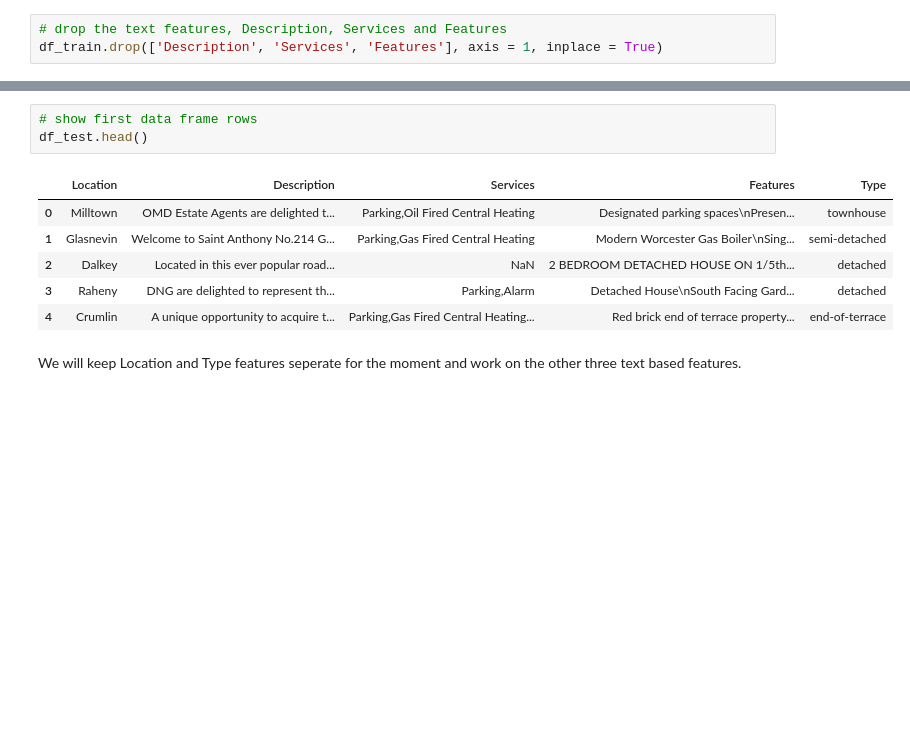
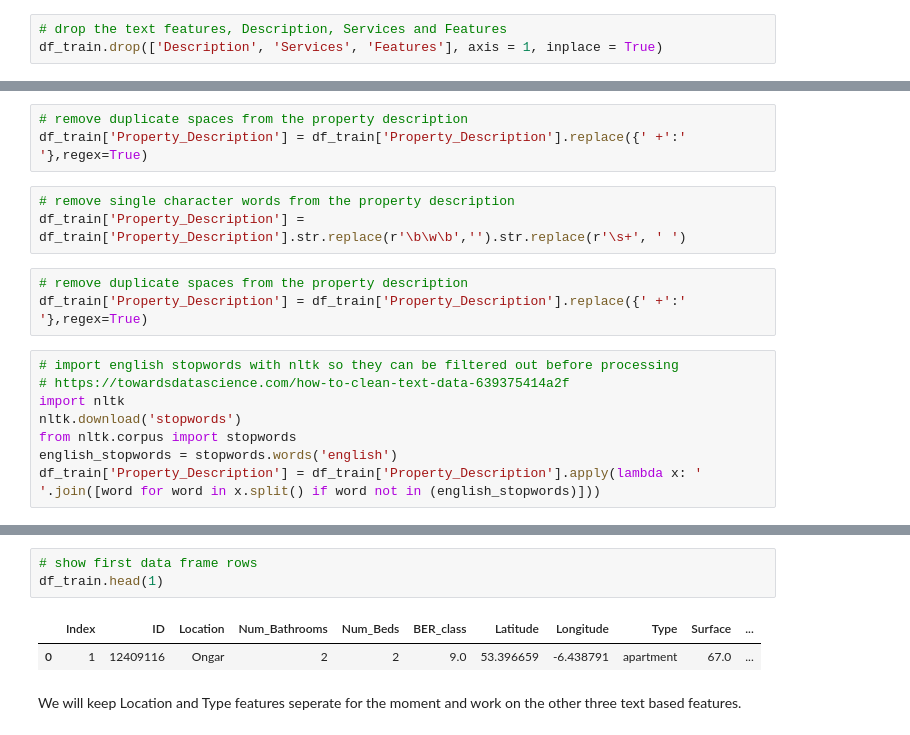
Before and after one commit to markdevine/ET5003_SEM1_2021-2, a Jupyter notebook: ET5003_KaggleCompetition_MarkDevine_19187289.ipynb, the cells around one changed output, grey strips where cells are left out. Drawn from its saved outputs; the diff is of its cells as text; blank space fills up the shorter version.

```diff
--- a/ET5003_KaggleCompetition_MarkDevine_19187289.ipynb
+++ b/ET5003_KaggleCompetition_MarkDevine_19187289.ipynb
@@ -408,0 +428,17 @@ df_train.head(100)
+# %%
+# remove duplicate spaces from the property description
+df_train['Property_Description'] = df_train['Property_Description'].replace({' +':' '},regex=True)
+# %%
+# remove single character words from the property description
+df_train['Property_Description'] = df_train['Property_Description'].str.replace(r'\b\w\b','').str.replace(r'\s+', ' ')
+# %%
+# remove duplicate spaces from the property description
+df_train['Property_Description'] = df_train['Property_Description'].replace({' +':' '},regex=True)
+# %%
+# import english stopwords with nltk so they can be filtered out before processing
+# https://towardsdatascience.com/how-to-clean-text-data-639375414a2f
+import nltk
+nltk.download('stopwords')
+from nltk.corpus import stopwords
+english_stopwords = stopwords.words('english')
+df_train['Property_Description'] = df_train['Property_Description'].apply(lambda x: ' '.join([word for word in x.split() if word not in (english_stopwords)]))
@@ -409,13 +449,9 @@ df_train.head(100)
 # %%
 # show first data frame rows
-df_test.head()
+df_train.head(1)
 # %% [output]
-|  | Location | Description | Services | Features | Type |
-| 0 | Milltown | OMD Estate Agents are delighted t... | Parking,Oil Fired Central Heating | Designated parking spaces\nPresen... | townhouse |
-| 1 | Glasnevin | Welcome to Saint Anthony No.214 G... | Parking,Gas Fired Central Heating | Modern Worcester Gas Boiler\nSing... | semi-detached |
-| 2 | Dalkey | Located in this ever popular road... | NaN | 2 BEDROOM DETACHED HOUSE ON 1/5th... | detached |
-| 3 | Raheny | DNG are delighted to represent th... | Parking,Alarm | Detached House\nSouth Facing Gard... | detached |
-| 4 | Crumlin | A unique opportunity to acquire t... | Parking,Gas Fired Central Heating... | Red brick end of terrace property... | end-of-terrace |
+|  | Index | ID | Location | Num_Bathrooms | Num_Beds | BER_class | Latitude | Longitude | Type | Surface | ... |
+| 0 | 1 | 12409116 | Ongar | 2 | 2 | 9.0 | 53.396659 | -6.438791 | apartment | 67.0 | ... |
 # %% [markdown]
 We will keep Location and Type features seperate for the moment and work on the other three text based features.
 # %%
```
Also changed, not shown: parts of 8 cells of this notebook.
